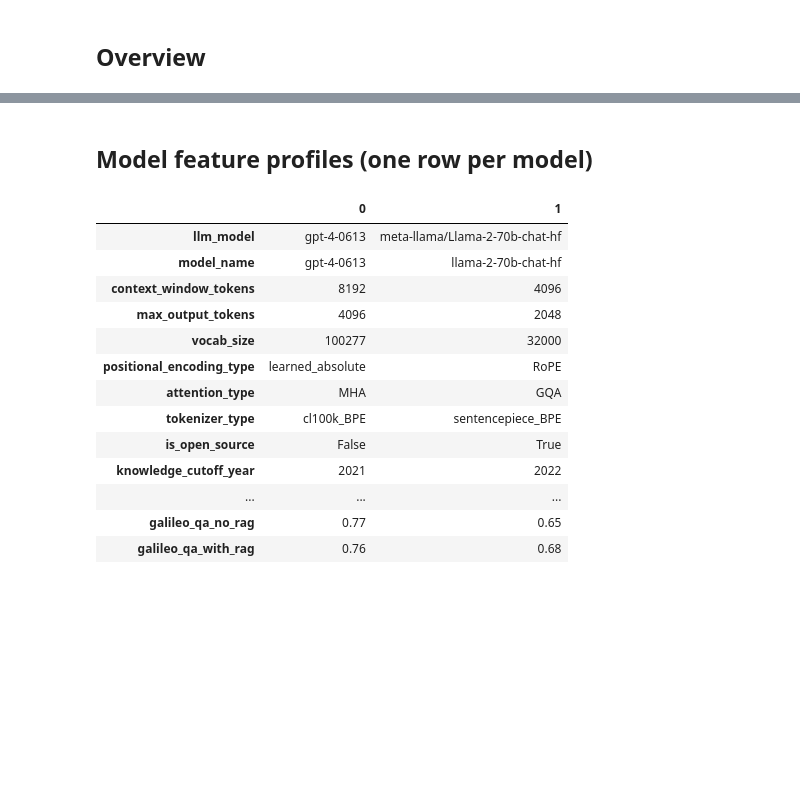
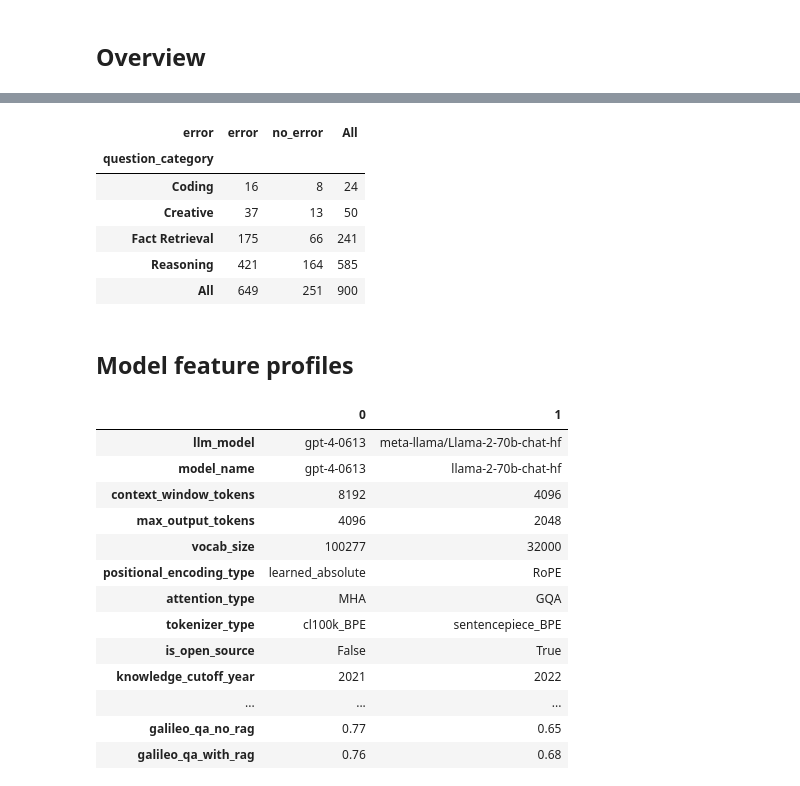
Before and after one commit to konstantine25b/Retrieval-Failure, a Jupyter notebook: notebooks/view_realmistake_enriched.ipynb, the cells around one changed output, grey strips where cells are left out. Saved outputs shown, nothing was run; the diff lists cells and outputs as text; code cells hidden in the pictures; blank space fills up the shorter version.

```diff
--- a/notebooks/view_realmistake_enriched.ipynb
+++ b/notebooks/view_realmistake_enriched.ipynb
@@ -56,3 +80,13 @@ memory usage: 170.6+ KB
+# %%
+pd.crosstab(df["question_category"], df["error"], margins=True)
+# %% [output]
+| error | error | no_error | All |
+| question_category |  |  |  |
+| Coding | 16 | 8 | 24 |
+| Creative | 37 | 13 | 50 |
+| Fact Retrieval | 175 | 66 | 241 |
+| Reasoning | 421 | 164 | 585 |
+| All | 649 | 251 | 900 |
 # %% [markdown]
-## Model feature profiles (one row per model)
+## Model feature profiles
 # %%
```
Also changed, not shown: parts of 16 cells of this notebook, 3 other files.
